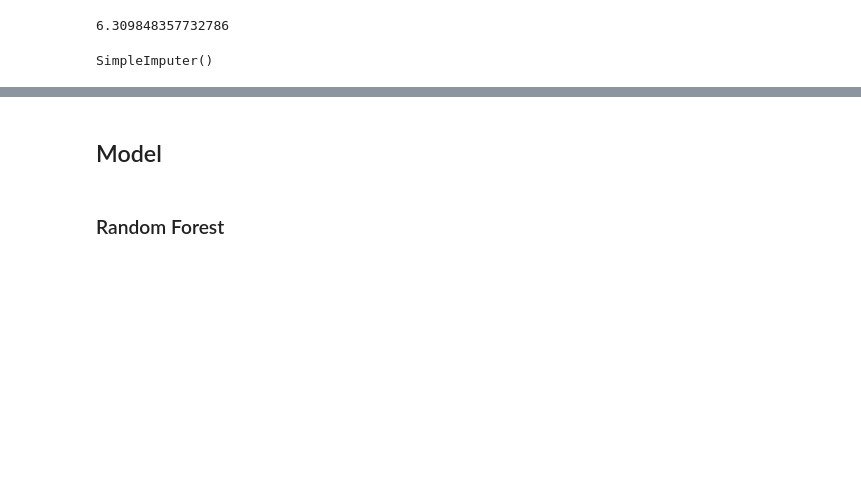
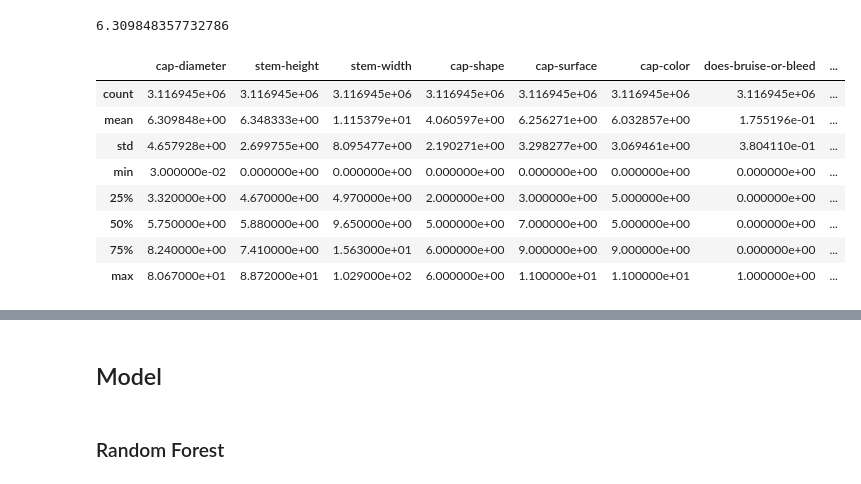
Before and after one commit to trietp1253201581/KaggleCompetition, a Jupyter notebook: poisonous_mushroom.ipynb, the cells around one changed output, grey strips where cells are left out. Saved outputs shown, nothing was run; the diff lists cells and outputs as text; code cells hidden in the pictures; blank space fills up the shorter version.

```diff
--- a/poisonous_mushroom.ipynb
+++ b/poisonous_mushroom.ipynb
@@ -812,3 +653,0 @@ test_df['season_u'] = test_df['season'].apply(lambda x: 1 if x=='u' else 0)
-# %%
-categorical_cols.remove('season')
-categorical_cols += ['season_a','season_u','season_w','season_s']
@@ -837,5 +710,0 @@ from sklearn.impute import SimpleImputer
-# %%
-imputer = SimpleImputer()
-imputer.fit(raw_df[numeric_cols])
-# %% [output]
-SimpleImputer()
@@ -845 +716,13 @@ test_df[numeric_cols] = imputer.transform(test_df[numeric_cols])
+# %%
+raw_df[numeric_cols].describe()
+# %% [output]
+|  | cap-diameter | stem-height | stem-width | cap-shape | cap-surface | cap-color | does-bruise-or-bleed | ... |
+| count | 3.116945e+06 | 3.116945e+06 | 3.116945e+06 | 3.116945e+06 | 3.116945e+06 | 3.116945e+06 | 3.116945e+06 | ... |
+| mean | 6.309848e+00 | 6.348333e+00 | 1.115379e+01 | 4.060597e+00 | 6.256271e+00 | 6.032857e+00 | 1.755196e-01 | ... |
+| std | 4.657928e+00 | 2.699755e+00 | 8.095477e+00 | 2.190271e+00 | 3.298277e+00 | 3.069461e+00 | 3.804110e-01 | ... |
+| min | 3.000000e-02 | 0.000000e+00 | 0.000000e+00 | 0.000000e+00 | 0.000000e+00 | 0.000000e+00 | 0.000000e+00 | ... |
+| 25% | 3.320000e+00 | 4.670000e+00 | 4.970000e+00 | 2.000000e+00 | 3.000000e+00 | 5.000000e+00 | 0.000000e+00 | ... |
+| 50% | 5.750000e+00 | 5.880000e+00 | 9.650000e+00 | 5.000000e+00 | 7.000000e+00 | 5.000000e+00 | 0.000000e+00 | ... |
+| 75% | 8.240000e+00 | 7.410000e+00 | 1.563000e+01 | 6.000000e+00 | 9.000000e+00 | 9.000000e+00 | 0.000000e+00 | ... |
+| max | 8.067000e+01 | 8.872000e+01 | 1.029000e+02 | 6.000000e+00 | 1.100000e+01 | 1.100000e+01 | 1.000000e+00 | ... |
 # %%
```
Also changed, not shown: parts of 177 cells of this notebook, 2 other files.
